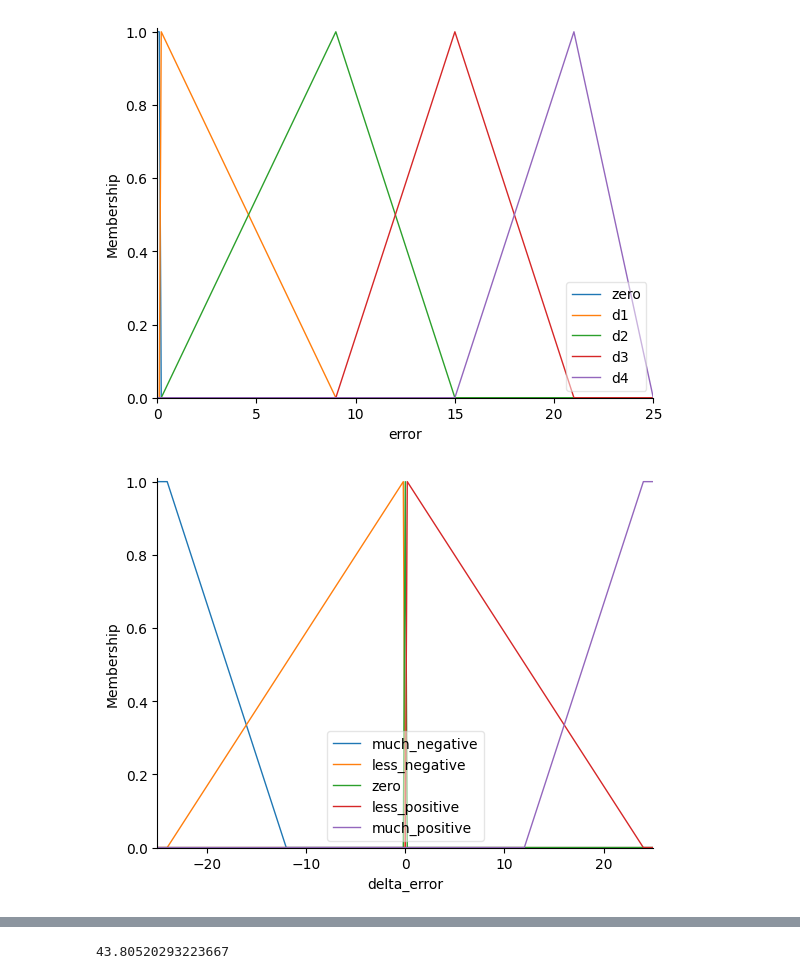
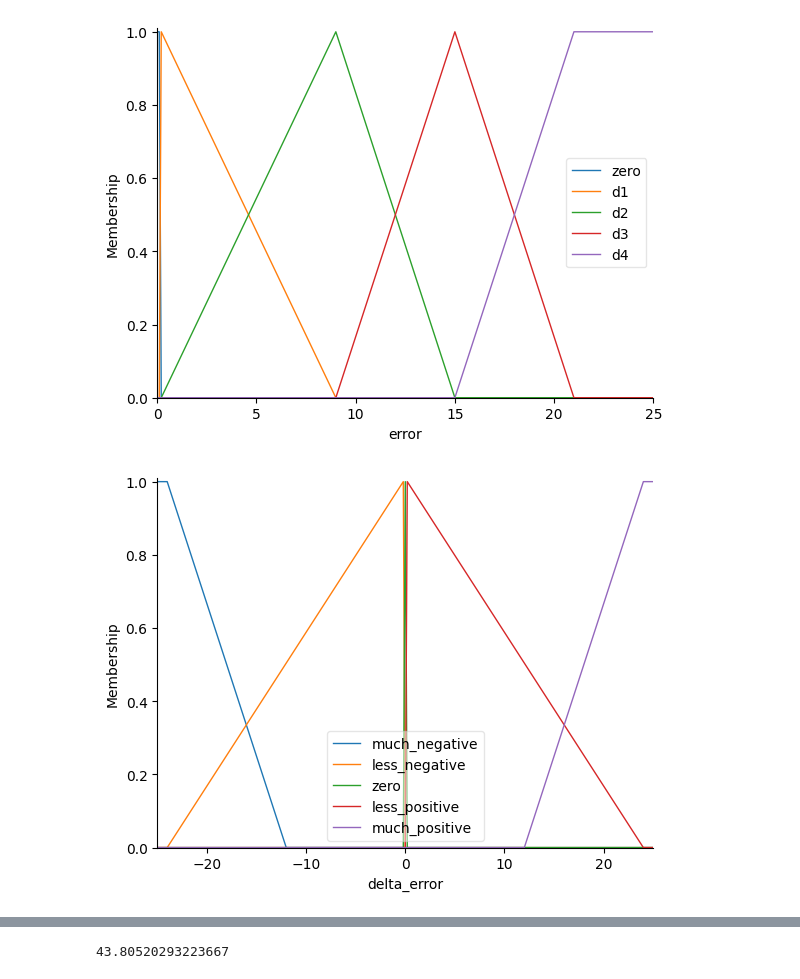
Before and after one commit to LeoGalisse/elevator-project, a Jupyter notebook: fuzzy.ipynb, the cells around one changed output, grey strips where cells are left out. Saved outputs shown, nothing was run; the diff lists cells and outputs as text; code cells hidden in the pictures.

```diff
--- a/fuzzy.ipynb
+++ b/fuzzy.ipynb
@@ -16,7 +16,7 @@ error['zero'] = fuzz.trapmf(error.universe, [0, 0, 0.1, 0.2]) # Representa quase
 error['d1'] = fuzz.trimf(error.universe, [0.10, 0.2, 9]) # Pequeno erro, cobrindo deslocamentos curtos.
 error['d2'] = fuzz.trimf(error.universe, [0.2, 9, 15]) # Erro médio.
 error['d3'] = fuzz.trimf(error.universe, [9, 15, 21]) # Grande erro.
-error['d4'] = fuzz.trimf(error.universe, [15, 21, 25]) # Erro muito grande, próximo do limite máximo considerado.
+error['d4'] = fuzz.trapmf(error.universe, [15, 21, 25, 25]) # Erro muito grande, próximo do limite máximo considerado.
 
 # Define membership functions for delta_error
 delta_error['much_negative'] = fuzz.trapmf(delta_error.universe, [-50, -50, -24, -12]) # Mudança de erro muito negativa, indicando uma rápida descida.
@@ -39,34 +39,34 @@ p_motor.view()
 rule1 = ctrl.Rule(error['zero'] & delta_error['much_negative'], p_motor['initial'])
 rule2 = ctrl.Rule(error['zero'] & delta_error['less_negative'], p_motor['initial'])
 rule3 = ctrl.Rule(error['zero'] & delta_error['zero'], p_motor['initial'])
 rule4 = ctrl.Rule(error['zero'] & delta_error['less_positive'], p_motor['initial'])
 rule5 = ctrl.Rule(error['zero'] & delta_error['much_positive'], p_motor['initial'])
 rule6 = ctrl.Rule(error['d1'] & delta_error['much_negative'], p_motor['low'])
 rule7 = ctrl.Rule(error['d1'] & delta_error['less_negative'], p_motor['low'])
 rule8 = ctrl.Rule(error['d1'] & delta_error['zero'], p_motor['initial'])
 rule9 = ctrl.Rule(error['d1'] & delta_error['less_positive'], p_motor['low'])
 rule10 = ctrl.Rule(error['d1'] & delta_error['much_positive'], p_motor['low'])
 rule11 = ctrl.Rule(error['d2'] & delta_error['much_negative'], p_motor['medium'])
 rule12 = ctrl.Rule(error['d2'] & delta_error['less_negative'], p_motor['medium'])
 rule13 = ctrl.Rule(error['d2'] & delta_error['zero'], p_motor['initial'])
 rule14 = ctrl.Rule(error['d2'] & delta_error['less_positive'], p_motor['medium'])
 rule15 = ctrl.Rule(error['d2'] & delta_error['much_positive'], p_motor['medium'])
 rule16 = ctrl.Rule(error['d3'] & delta_error['much_negative'], p_motor['high'])
 rule17 = ctrl.Rule(error['d3'] & delta_error['less_negative'], p_motor['high'])
 rule18 = ctrl.Rule(error['d3'] & delta_error['zero'], p_motor['initial'])
 rule19 = ctrl.Rule(error['d3'] & delta_error['less_positive'], p_motor['high'])
 rule20 = ctrl.Rule(error['d3'] & delta_error['much_positive'], p_motor['high'])
 rule21 = ctrl.Rule(error['d4'] & delta_error['much_negative'], p_motor['high'])
 rule22 = ctrl.Rule(error['d4'] & delta_error['less_negative'], p_motor['high'])
 rule23 = ctrl.Rule(error['d4'] & delta_error['zero'], p_motor['initial'])
 rule24 = ctrl.Rule(error['d4'] & delta_error['less_positive'], p_motor['high'])
 rule25 = ctrl.Rule(error['d4'] & delta_error['much_positive'], p_motor['high'])
 
 # Control system
 elevator_ctrl = ctrl.ControlSystem([rule1, rule2, rule3, rule4, rule5, rule6, rule7, rule8, rule9, rule10, rule11, rule12, rule13, rule14, rule15, rule16, rule17, rule18, rule19, rule20, rule21, rule22, rule23, rule24, rule25])
 elevator = ctrl.ControlSystemSimulation(elevator_ctrl)
 # %% [output]
-[figure, old version]
+[figure, new version]
 [figure]
 [figure]
 # %%
```
Also changed, not shown: parts of 1 cell of this notebook, 1 other file.
